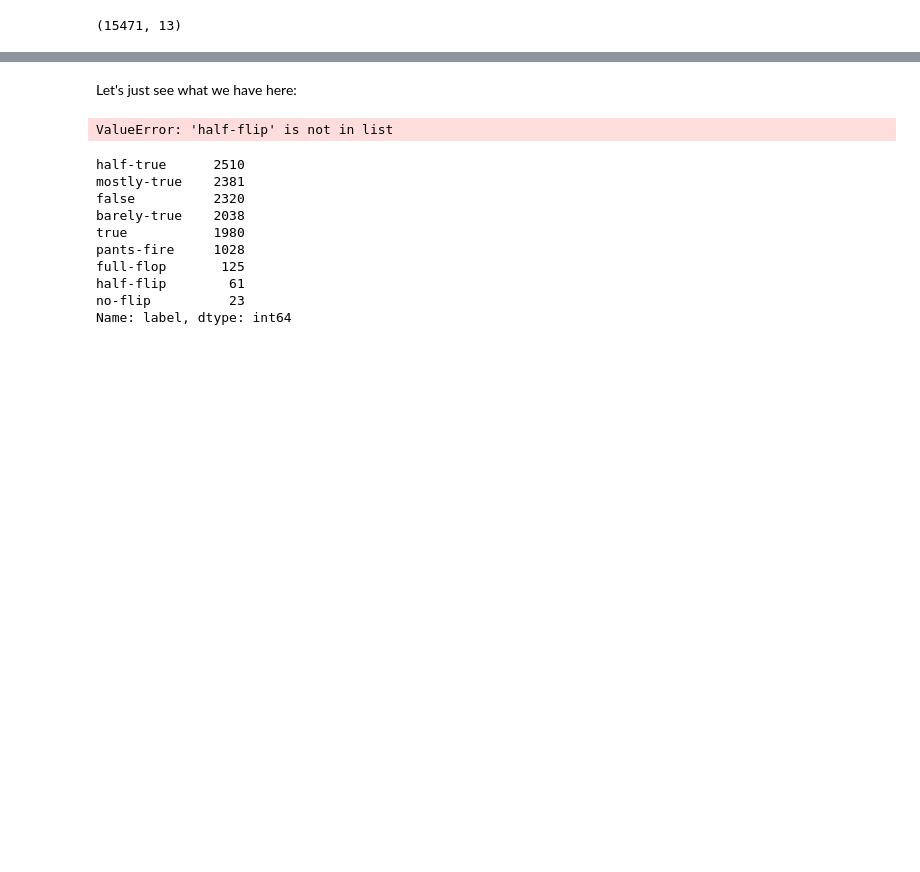
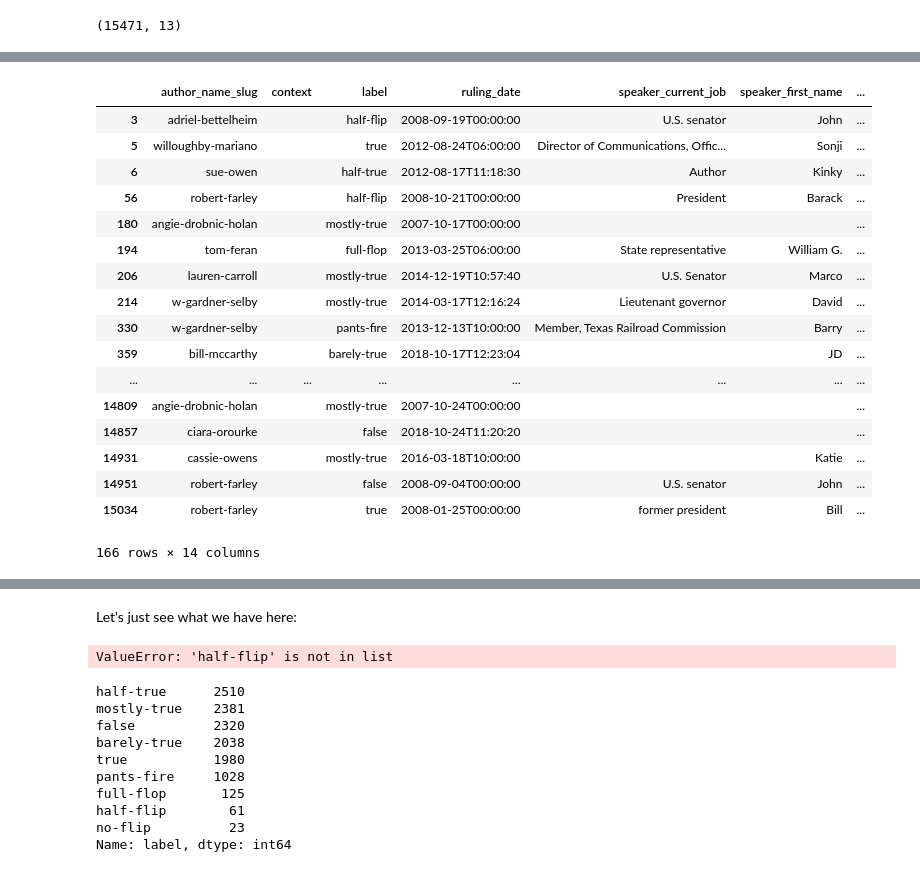
Before and after one commit to ExploringLies/lies-have-short-legs, a Jupyter notebook: notebooks/AnalyseDataset.ipynb, the cells around one changed output, grey strips where cells are left out. Cells and saved outputs as stored; diff of their text form; code cells hidden in the pictures; blank space fills up the shorter version.

Commit message:
cleaning context, first step

```diff
--- a/notebooks/AnalyseDataset.ipynb
+++ b/notebooks/AnalyseDataset.ipynb
@@ -111,0 +144,22 @@ lies = additional_information
+# %%
+# Insensitive case search of terms to regroup similar contexts together
+# tweet, facebook, tv, campaign, blog, conference, fox, others
+def clean_up_context(c):
+    if 'tweet' in c.lower():
+        return 'tweet'
+    elif 'facebook' in c.lower():
+        return 'facebook'
+    elif any([s in c for s in ['television', 'TV', 'broadcast', 'press', 'CNN', 'radio', 'magazine']]):
+        return 'tv'
+    elif 'campaign' in c.lower():
+        return 'campaign'
+    elif 'blog' in c:
+        return 'blog'
+    elif 'conference' in c.lower():
+        return 'conference'
+    elif 'fox' in c.lower():
+        return 'fox'
+    else:
+        return 'others'
+
+lies['clean_context'] = lies['context'].apply(clean_up_context)
@@ -111,0 +178,22 @@ lies = additional_information
+# %%
+# In search for empty contexts
+lies.loc[lies['context']=='']
+# %% [output]
+|  | author_name_slug | context | label | ruling_date | speaker_current_job | speaker_first_name | ... |
+| 3 | adriel-bettelheim |  | half-flip | 2008-09-19T00:00:00 | U.S. senator | John | ... |
+| 5 | willoughby-mariano |  | true | 2012-08-24T06:00:00 | Director of Communications, Offic... | Sonji | ... |
+| 6 | sue-owen |  | half-true | 2012-08-17T11:18:30 | Author | Kinky | ... |
+| 56 | robert-farley |  | half-flip | 2008-10-21T00:00:00 | President | Barack | ... |
+| 180 | angie-drobnic-holan |  | mostly-true | 2007-10-17T00:00:00 |  |  | ... |
+| 194 | tom-feran |  | full-flop | 2013-03-25T06:00:00 | State representative | William G. | ... |
+| 206 | lauren-carroll |  | mostly-true | 2014-12-19T10:57:40 | U.S. Senator | Marco | ... |
+| 214 | w-gardner-selby |  | mostly-true | 2014-03-17T12:16:24 | Lieutenant governor | David | ... |
+| 330 | w-gardner-selby |  | pants-fire | 2013-12-13T10:00:00 | Member, Texas Railroad Commission | Barry | ... |
+| 359 | bill-mccarthy |  | barely-true | 2018-10-17T12:23:04 |  | JD | ... |
+| ... | ... | ... | ... | ... | ... | ... | ... |
+| 14809 | angie-drobnic-holan |  | mostly-true | 2007-10-24T00:00:00 |  |  | ... |
+| 14857 | ciara-orourke |  | false | 2018-10-24T11:20:20 |  |  | ... |
+| 14931 | cassie-owens |  | mostly-true | 2016-03-18T10:00:00 |  | Katie | ... |
+| 14951 | robert-farley |  | false | 2008-09-04T00:00:00 | U.S. senator | John | ... |
+| 15034 | robert-farley |  | true | 2008-01-25T00:00:00 | former president | Bill | ... |
+166 rows × 14 columns
```
Also changed, not shown: parts of 6 cells of this notebook.
